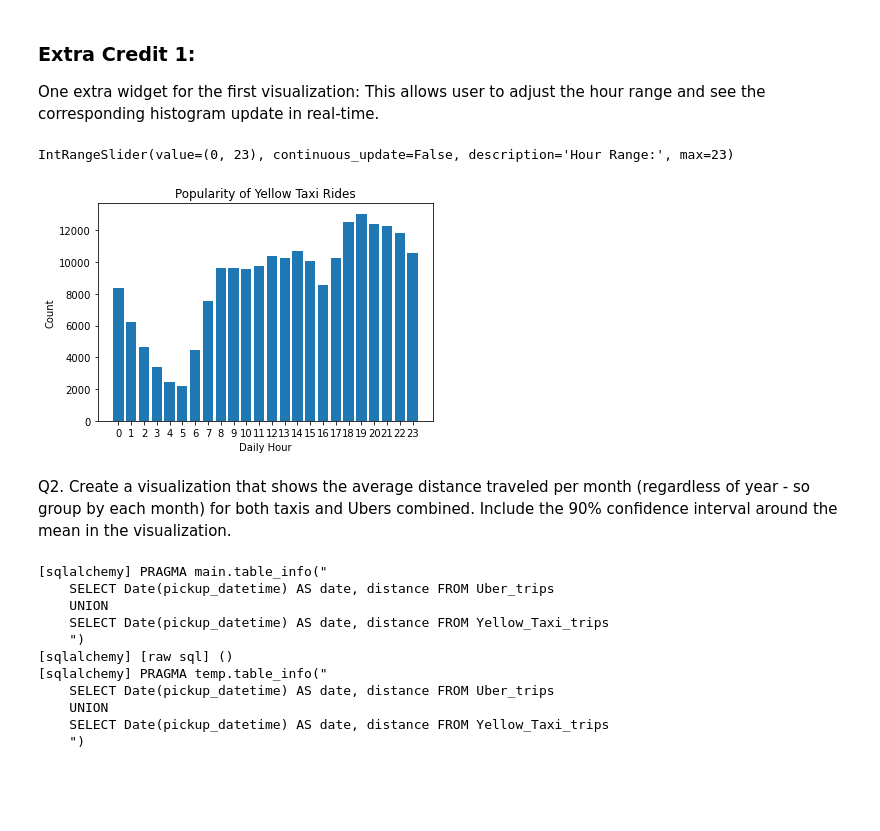
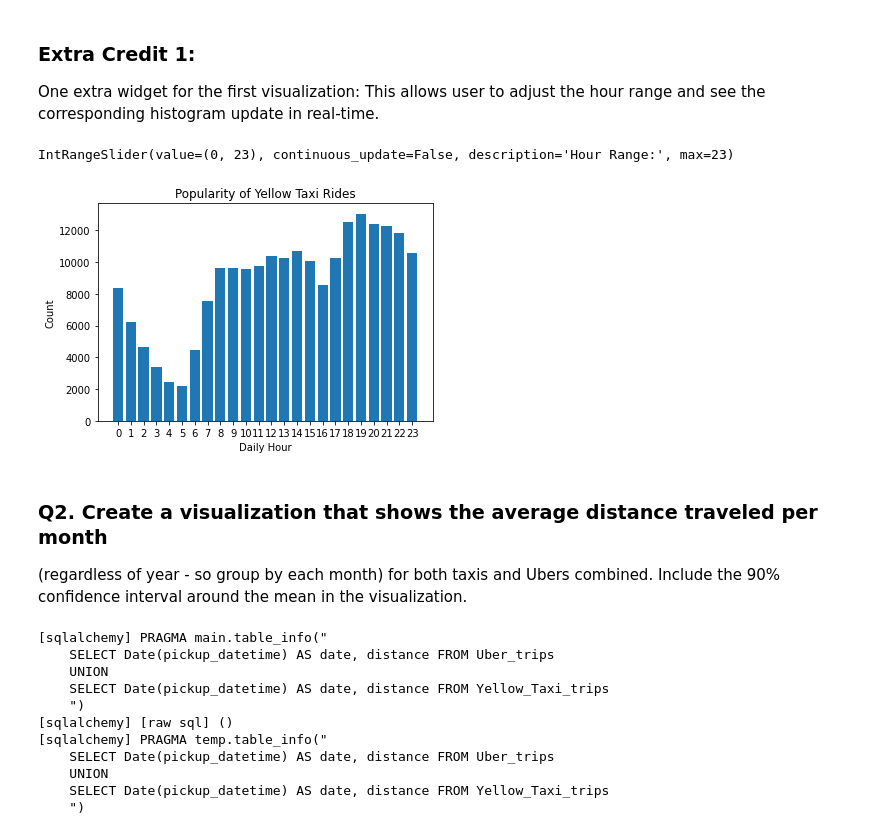
Before and after one commit to Oliviatang95/final_project, a Jupyter notebook: 4501_FinalProject_Final_Version.ipynb, the cells around one changed output. Drawn from its saved outputs; the diff is of its cells as text; code cells hidden in the pictures; blank space fills up the shorter version.

```diff
--- a/4501_FinalProject_Final_2.ipynb
+++ b/4501_FinalProject_Final_Version.ipynb
@@ -1157,36 +1282,47 @@ from IPython.display import display
 hour_range = widgets.IntRangeSlider(
     value=[0, 23],
     min=0,
     max=23,
     step=1,
     description='Hour Range:',
     continuous_update=False,
     orientation='horizontal',
     readout=True,
     readout_format='d'
 )
 
 # define a function to update the plot based on the slider value
 def update_plot(hour_range):
+    """
+    Update the plot with the filtered data based on the given hour range.
+
+    Parameters:
+
+    hour_range : tuple
+        A tuple of two integers indicating the start and end hour of the range to filter.
+
+    Returns:
+        None
+    """
     filtered_df = visual_df1[(visual_df1['Hour'] >= hour_range[0]) & (visual_df1['Hour'] <= hour_range[1])]
     plt.bar(filtered_df['Hour'], filtered_df['Count'])
     plt.xlabel('Daily Hour')
     plt.ylabel('Count')
     plt.title('Popularity of Yellow Taxi Rides')
     plt.xticks(np.arange(hour_range[0], hour_range[1]+1, 1))
     plt.show()
 
 # display the widget and the initial plot
 display(hour_range)
 update_plot(hour_range.value)
 
 # link the slider value to the update function
 hour_range.observe(lambda x: update_plot(hour_range.value), names='value')
 # %% [output]
 IntRangeSlider(value=(0, 23), continuous_update=False, description='Hour Range:', max=23)
-[figure, old version]
+[figure, new version]
 # %% [markdown]
-Q2. Create a visualization that shows the average distance traveled per month
+### Q2. Create a visualization that shows the average distance traveled per month
 (regardless of year - so group by each month) for both taxis and Ubers combined.
 Include the 90% confidence interval around the mean in the visualization.
 # %%
```
Also changed, not shown: parts of 46 cells of this notebook, 8 other files.
